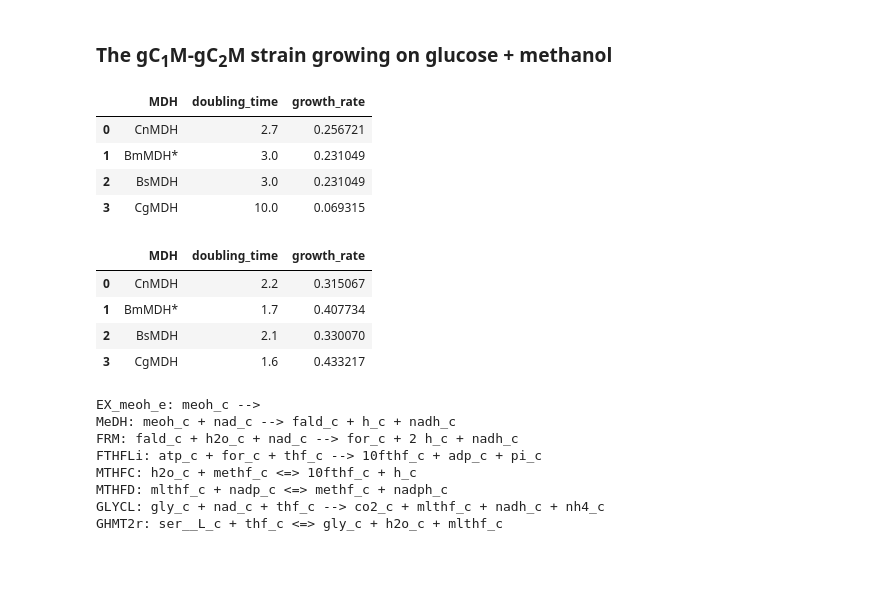
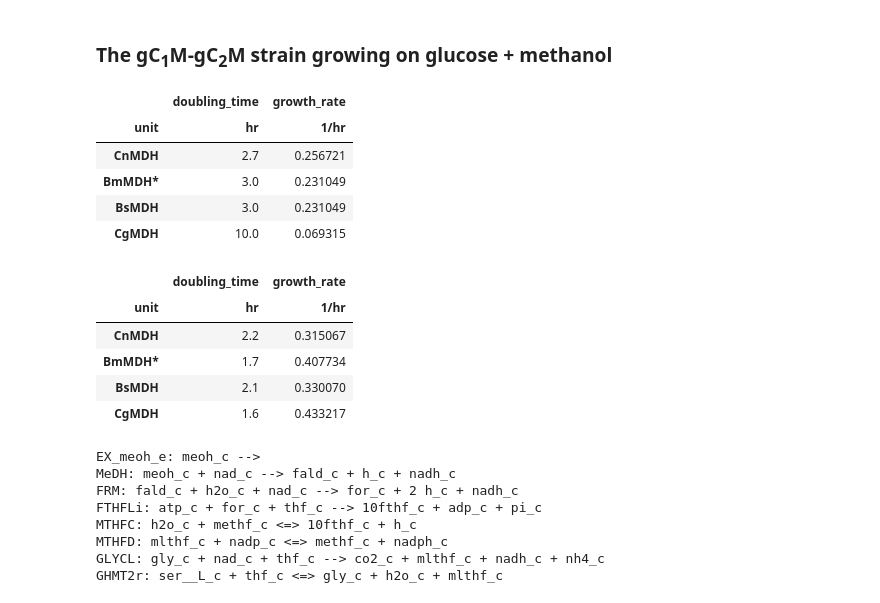
Before and after one commit to he-hai/PubSuppl, a Jupyter notebook: 2020_Energy_Auxotroph/LPD_FBA.ipynb, the cells around one changed output. Drawn from its saved outputs; the diff is of its cells as text; code cells hidden in the pictures; blank space fills up the shorter version.

```diff
--- a/2020_Energy_Auxotroph/LPD_FBA.ipynb
+++ b/2020_Energy_Auxotroph/LPD_FBA.ipynb
@@ -5,13 +5,24 @@ import os
 import numpy as np
 import pandas as pd
 import cobra
-import matplotlib.pyplot as plt
-plt.rc('axes', axisbelow=True)
+import pint
+import pintpandas
 
 print('Python version:', sys.version)
 print('numpy version:', np.__version__)
 print('pandas version:', pd.__version__)
 print('cobrapy version:', cobra.__version__)
+print('pint version: ', pint.__version__)
+
+ureg = pint.UnitRegistry()
+Q_ = ureg.Quantity
+ureg.default_format = "~P"
+
+ureg.define('gCDW = 1 * gram')
+ureg.context('chemistry')
+
+PA_ = pintpandas.PintArray
+pintpandas.PintType.ureg = ureg
 # %% [output]
 Python version: 3.7.7 (default, Apr 15 2020, 05:09:04) [MSC v.1916 64 bit (AMD64)]
 numpy version: 1.18.3
@@ -416,31 +432,33 @@ growth_meoh
 # %%
 # growth data without formate
 growth_MDH = pd.DataFrame({
-    'MDH':['CnMDH', 'BmMDH*','BsMDH','CgMDH'],
-    'doubling_time': [2.7,3,3,10]
-})
-growth_MDH['growth_rate'] = np.log(2) / growth_MDH['doubling_time']
-growth_MDH
+    'doubling_time': PA_([2.7,3,3,10],dtype='hr')
+},index=['CnMDH', 'BmMDH*','BsMDH','CgMDH'])
+
+growth_MDH['growth_rate'] = PA_(np.full(len(growth_MDH),np.log(2)),dtype='') / growth_MDH['doubling_time']
+growth_MDH.pint.dequantify()
 # %% [output]
-|  | MDH | doubling_time | growth_rate |
-| 0 | CnMDH | 2.7 | 0.256721 |
-| 1 | BmMDH* | 3.0 | 0.231049 |
-| 2 | BsMDH | 3.0 | 0.231049 |
-| 3 | CgMDH | 10.0 | 0.069315 |
+|  | doubling_time | growth_rate |
+| unit | hr | 1/hr |
+| CnMDH | 2.7 | 0.256721 |
+| BmMDH* | 3.0 | 0.231049 |
+| BsMDH | 3.0 | 0.231049 |
+| CgMDH | 10.0 | 0.069315 |
 # %%
 # growth data with foramte
 growth_MDH_for = pd.DataFrame({
-    'MDH':['CnMDH', 'BmMDH*','BsMDH','CgMDH'],
-    'doubling_time': [2.2,1.7,2.1,1.6]
-})
-growth_MDH_for['growth_rate'] = np.log(2) / growth_MDH_for['doubling_time']  # 1/h
-growth_MDH_for
+    'doubling_time': PA_([2.2,1.7,2.1,1.6],dtype='hr')
+},index=['CnMDH', 'BmMDH*','BsMDH','CgMDH'])
+
+growth_MDH_for['growth_rate'] = PA_(np.full(len(growth_MDH_for),np.log(2)),dtype='') / growth_MDH_for['doubling_time']  # 1/h
+growth_MDH_for.pint.dequantify()
 # %% [output]
-|  | MDH | doubling_time | growth_rate |
-| 0 | CnMDH | 2.2 | 0.315067 |
-| 1 | BmMDH* | 1.7 | 0.407734 |
-| 2 | BsMDH | 2.1 | 0.330070 |
-| 3 | CgMDH | 1.6 | 0.433217 |
+|  | doubling_time | growth_rate |
+| unit | hr | 1/hr |
+| CnMDH | 2.2 | 0.315067 |
+| BmMDH* | 1.7 | 0.407734 |
+| BsMDH | 2.1 | 0.330070 |
+| CgMDH | 1.6 | 0.433217 |
 # %%
 # build the model
 model_C1 = model_wt.copy()
```
Also changed, not shown: parts of 13 cells of this notebook.
